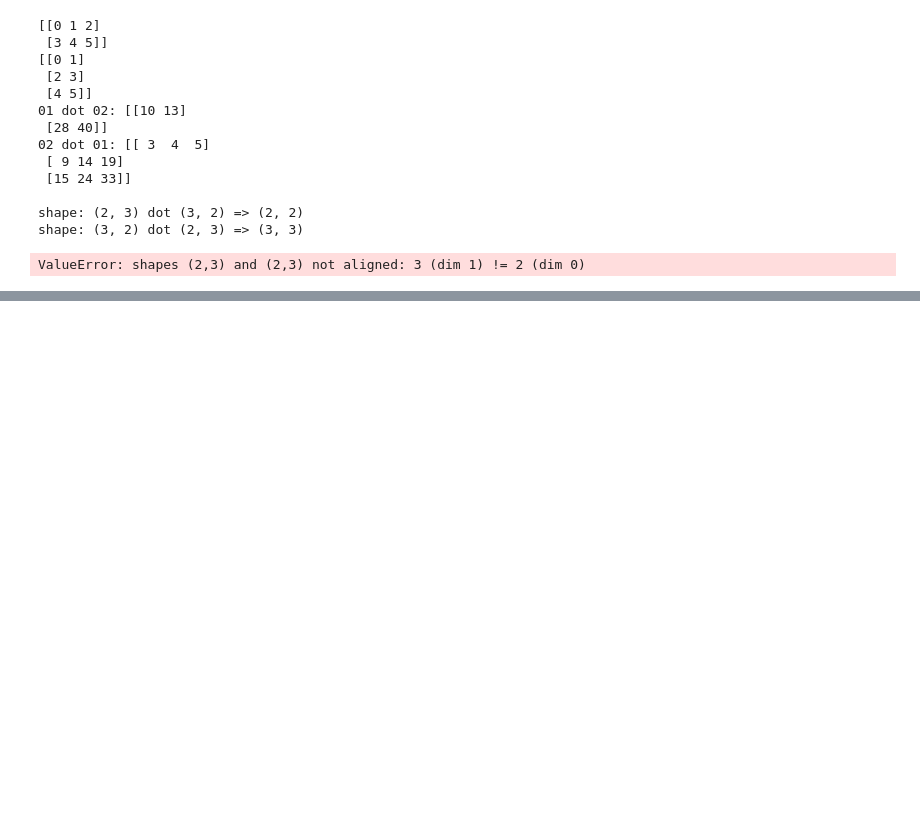
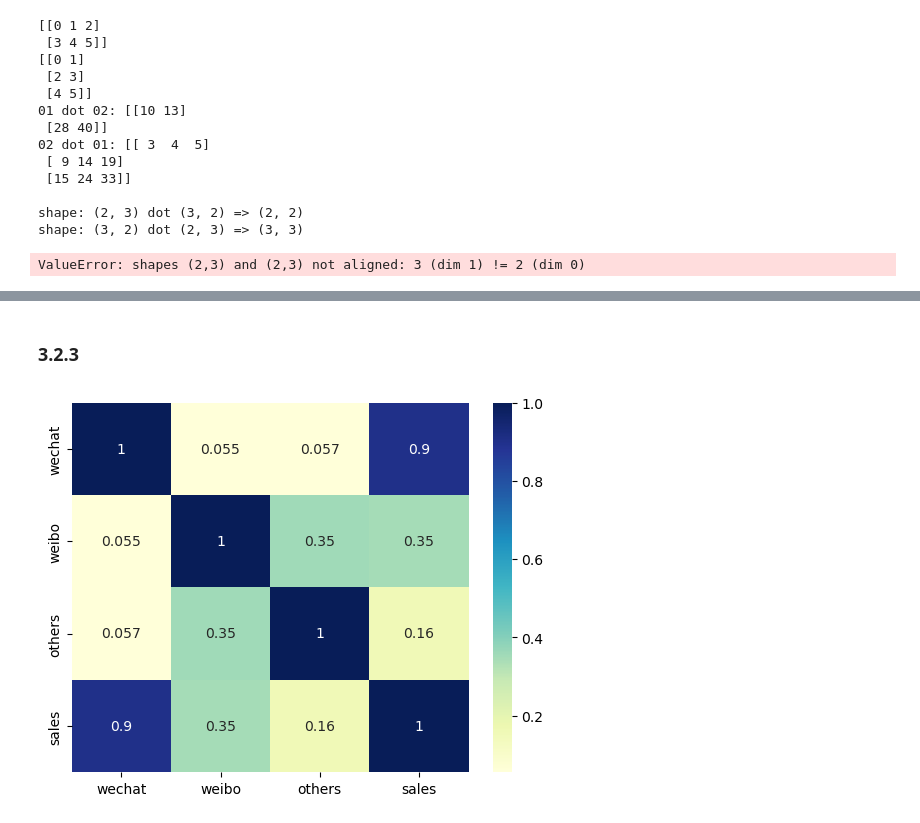
Before and after one commit to MemoryFactory/jupyter_basic, a Jupyter notebook: zero_ml.ipynb, the cells around one changed output, grey strips where cells are left out. Saved outputs shown, nothing was run; the diff lists cells and outputs as text; code cells hidden in the pictures; blank space fills up the shorter version.

Commit message:
3.2 in zero_ml

```diff
--- a/zero_ml.ipynb
+++ b/zero_ml.ipynb
@@ -448,0 +453,6 @@ ValueError: shapes (2,3) and (2,3) not aligned: 3 (dim 1) != 2 (dim 0)
+# %%
+import numpy as np
+import pandas as pd
+
+df_ads = pd.read_csv('../resources/Zero-Basic-Machine-Learning/Class3/Example/Ex01/dataset/advertising.csv')
+df_ads.head()
@@ -448,0 +466,12 @@ ValueError: shapes (2,3) and (2,3) not aligned: 3 (dim 1) != 2 (dim 0)
+# %% [markdown]
+### 3.2.3
+# %%
+import matplotlib.pyplot as plt
+import seaborn as sns
+
+sns.heatmap(df_ads.corr(), # Correlation (pandas)
+            cmap="YlGnBu", # A gradient from Yellow to Green to Blue
+            annot=True)
+plt.show()
+# %% [output]
+[figure, added]
```
Also changed, not shown: parts of 14 cells of this notebook.
